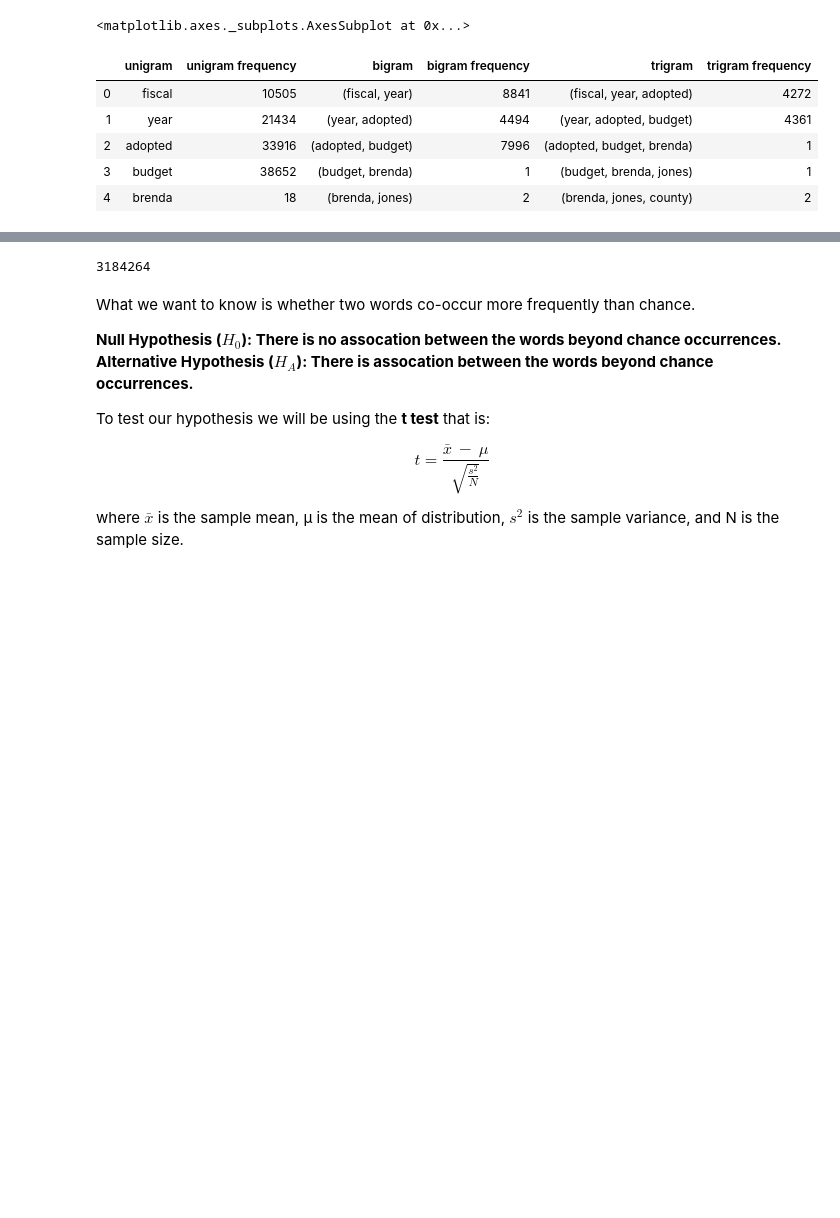
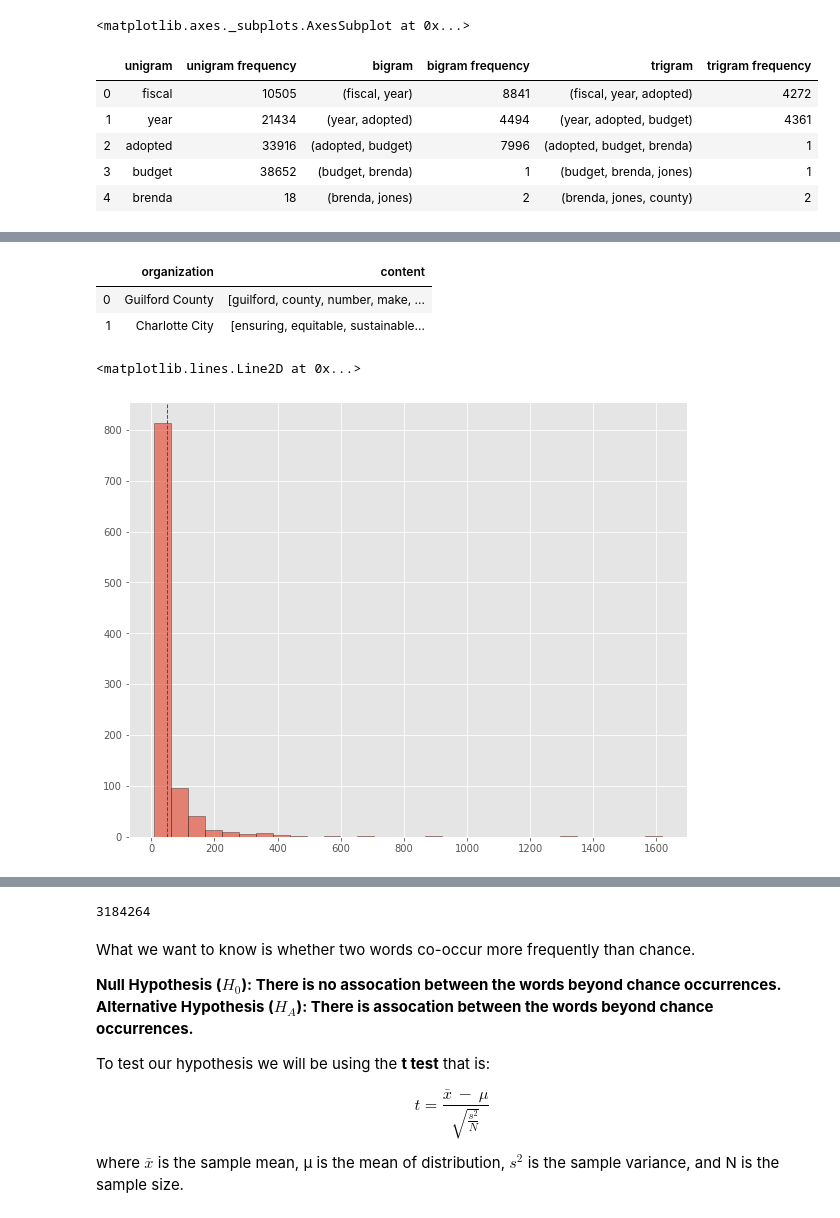
Before and after one commit to UNCG-CSE/Budget_Text_Analysis, a Jupyter notebook: src/StatisticalTextAnalysis/original/Statistical-Text-Analysis.ipynb, the cells around one changed output, grey strips where cells are left out. Saved outputs shown, nothing was run; the diff lists cells and outputs as text; code cells hidden in the pictures; blank space fills up the shorter version.

```diff
--- a/src/StatisticalTextAnalysis/original/Statistical-Text-Analysis.ipynb
+++ b/src/StatisticalTextAnalysis/original/Statistical-Text-Analysis.ipynb
@@ -172,0 +183,52 @@ ngrams_df.head()
+# %%
+from collections import Counter
+
+# Now let's select the data entries from columns 'word' and 'organization' that
+# has the label FY2020 and store it in a different dataframe
+
+FY20_df = df.loc[df['year'] == 'FY2020', ['word', 'organization', 'year']]
+
+# Use loc to slice and extract 2020 data
+gc_df = FY20_df.loc[FY20_df['organization'] == 'Guilford County', ['word', 'organization']]
+cc_df = FY20_df.loc[FY20_df['organization'] == 'Charlotte City',  ['word', 'organization']]
+# %%
+# For each text, join the elements and sperate them by a single space
+gc_text = gc_df.word
+gc_text = ' '.join(word for word in gc_text)
+gc_text = gc_text.split()
+
+cc_text = cc_df.word
+cc_text = ' '.join(word for word in cc_text)
+cc_text = cc_text.split()
+
+# Now let's make a list of lists with each org. having its corresponding text.
+data = [['Guilford County', gc_text], ['Charlotte City', cc_text]]
+# %%
+# One more step, let's create a data frame from the list of lists we have
+df_stats = pd.DataFrame(data, columns = ['organization', 'content'])
+# %%
+df_stats
+# %% [output]
+|  | organization | content |
+| 0 | Guilford County | [guilford, county, number, make, ... |
+| 1 | Charlotte City | [ensuring, equitable, sustainable... |
+# %%
+# fit the word frequency
+for i in range (0, len(df_stats['content'])):
+    counts= list(collections.Counter(df_stats['content'][i]).most_common(1000))
+    df_freq = pd.DataFrame(counts, columns=['word', 'frequency'])
+    s = np.array(df_freq['frequency'])
+# %%
+import matplotlib.pyplot as plt
+
+counts1= list(collections.Counter(df_stats['content'][0]).most_common(1000))
+df1 = pd.DataFrame(counts1, columns=['word', 'frequency1'])
+s1 = np.array(df1['frequency1'])
+m1 = df1['frequency1'].mean()
+
+plt.figure(figsize=(10,8))
+plt.hist(s1, bins=30, edgecolor='k', alpha=0.65)
+plt.axvline(s.mean(), color='r', linestyle='dashed', linewidth=1)
+# %% [output]
+<matplotlib.lines.Line2D at 0x...>
+[figure, added]
```
Also changed, not shown: parts of 12 cells of this notebook, 3 other files.
